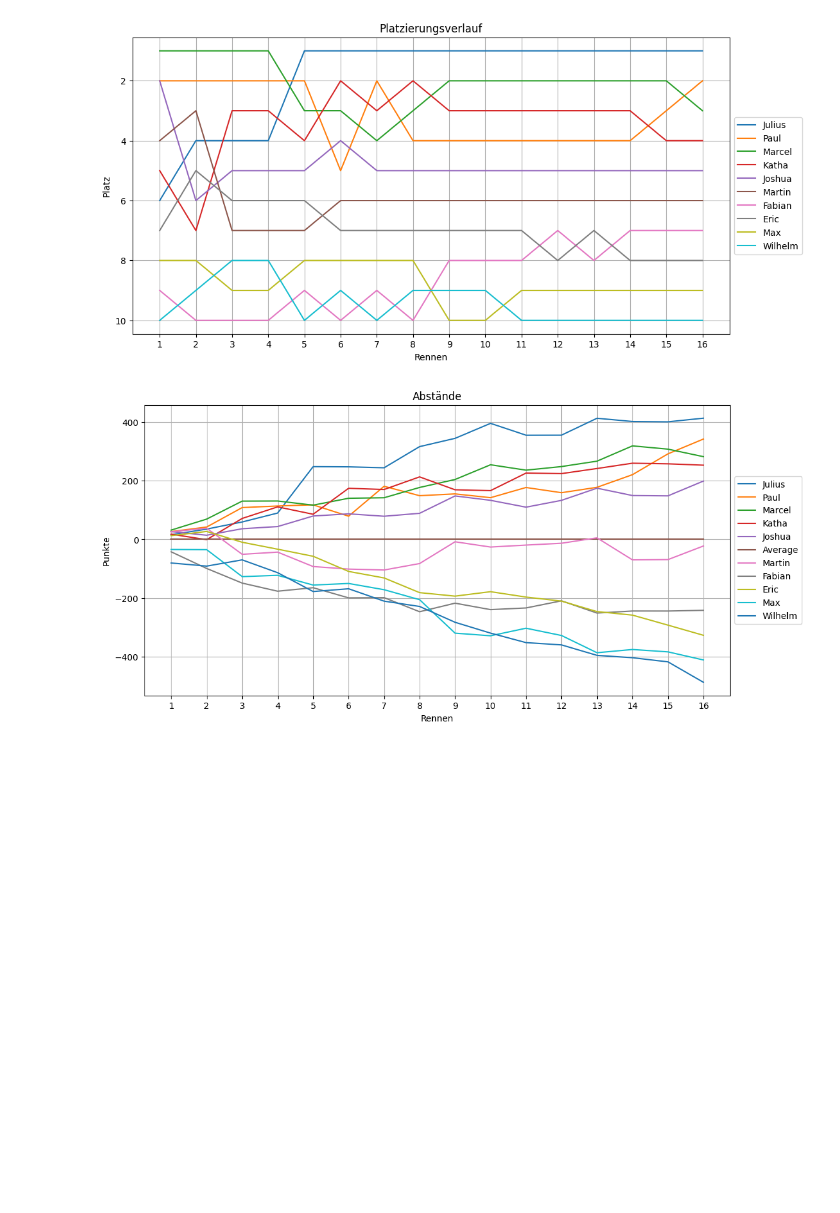
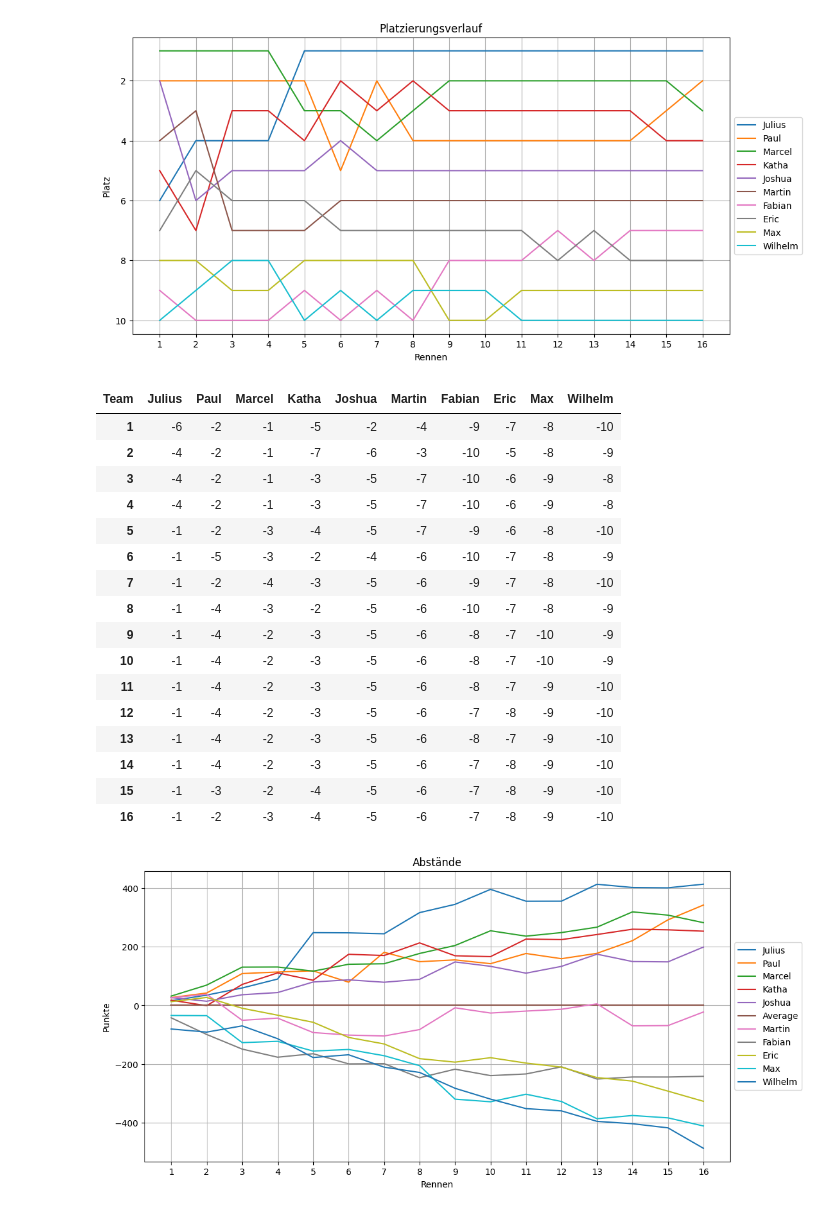
Before and after one commit to Git-Ville/Upper-Lusatia-F1-Fans-League-Statistics, a Jupyter notebook: Statistics.ipynb, the cells around one changed output. Drawn from its saved outputs; the diff is of its cells as text; code cells hidden in the pictures; blank space fills up the shorter version.

```diff
--- a/Statistics.ipynb
+++ b/Statistics.ipynb
@@ -181,6 +181,27 @@ plt.xticks(range(1, len(rennen_gesamtrang_transponiert) + 1))
 plt.show()
 # %% [output]
 [figure]
+# %%
+rennen_gesamtrang_transponiert = rennen_gesamtrang_transponiert * -1
+rennen_gesamtrang_transponiert
+# %% [output]
+| Team | Julius | Paul | Marcel | Katha | Joshua | Martin | Fabian | Eric | Max | Wilhelm |
+| 1 | -6 | -2 | -1 | -5 | -2 | -4 | -9 | -7 | -8 | -10 |
+| 2 | -4 | -2 | -1 | -7 | -6 | -3 | -10 | -5 | -8 | -9 |
+| 3 | -4 | -2 | -1 | -3 | -5 | -7 | -10 | -6 | -9 | -8 |
+| 4 | -4 | -2 | -1 | -3 | -5 | -7 | -10 | -6 | -9 | -8 |
+| 5 | -1 | -2 | -3 | -4 | -5 | -7 | -9 | -6 | -8 | -10 |
+| 6 | -1 | -5 | -3 | -2 | -4 | -6 | -10 | -7 | -8 | -9 |
+| 7 | -1 | -2 | -4 | -3 | -5 | -6 | -9 | -7 | -8 | -10 |
+| 8 | -1 | -4 | -3 | -2 | -5 | -6 | -10 | -7 | -8 | -9 |
+| 9 | -1 | -4 | -2 | -3 | -5 | -6 | -8 | -7 | -10 | -9 |
+| 10 | -1 | -4 | -2 | -3 | -5 | -6 | -8 | -7 | -10 | -9 |
+| 11 | -1 | -4 | -2 | -3 | -5 | -6 | -8 | -7 | -9 | -10 |
+| 12 | -1 | -4 | -2 | -3 | -5 | -6 | -7 | -8 | -9 | -10 |
+| 13 | -1 | -4 | -2 | -3 | -5 | -6 | -8 | -7 | -9 | -10 |
+| 14 | -1 | -4 | -2 | -3 | -5 | -6 | -7 | -8 | -9 | -10 |
+| 15 | -1 | -3 | -2 | -4 | -5 | -6 | -7 | -8 | -9 | -10 |
+| 16 | -1 | -2 | -3 | -4 | -5 | -6 | -7 | -8 | -9 | -10 |
 # %%
 #Hier erstellen wir eine neue Zeile, welche den Durchschnitt der Liga abbildet
 data_rennen_average = rennen_gesamt
```
Also changed, not shown: 4 other files.
